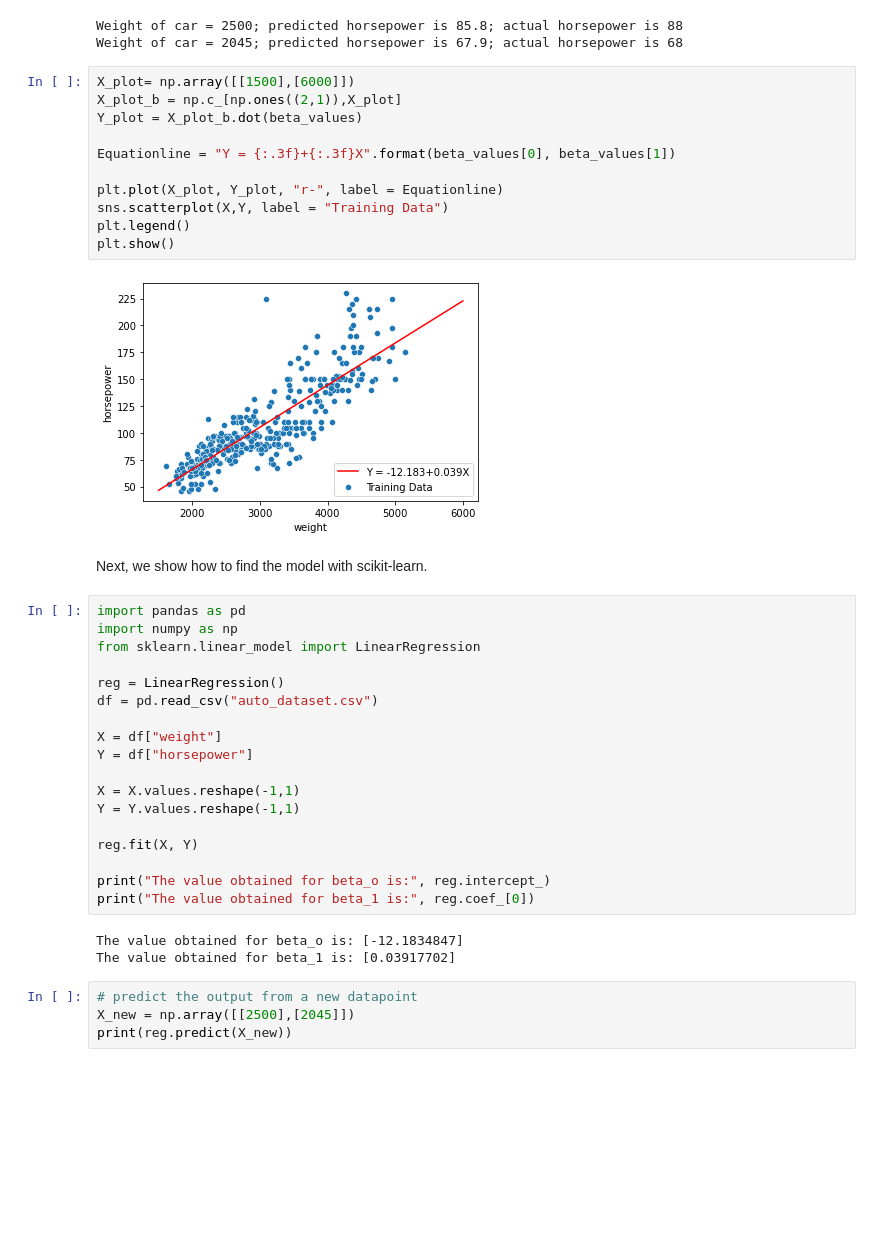
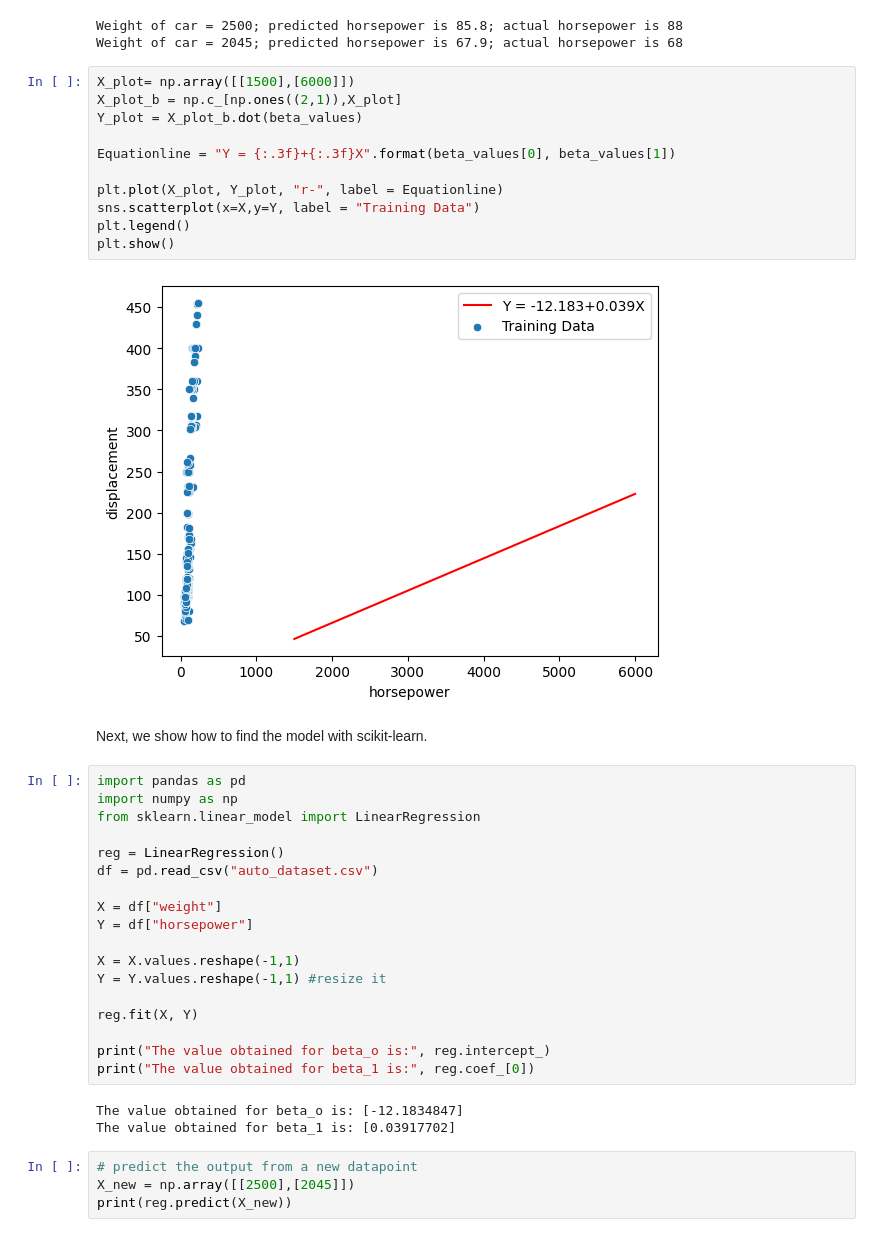
Before and after one commit to Chawwww/Practical-Discrete-Mathematics, a Jupyter notebook: Chapter 10 - Regression Analysis/Chapter10.ipynb, the cells around one changed output. Drawn from its saved outputs; the diff is of its cells as text; blank space fills up the shorter version.

```diff
--- a/Chapter 10 - Regression Analysis/Chapter10.ipynb
+++ b/Chapter 10 - Regression Analysis/Chapter10.ipynb
@@ -54,16 +54,16 @@ Weight of car = 2045; predicted horsepower is 67.9; actual horsepower is 68
 # %%
 X_plot= np.array([[1500],[6000]])
 X_plot_b = np.c_[np.ones((2,1)),X_plot]
 Y_plot = X_plot_b.dot(beta_values)
 
 Equationline = "Y = {:.3f}+{:.3f}X".format(beta_values[0], beta_values[1])
 
 plt.plot(X_plot, Y_plot, "r-", label = Equationline)
-sns.scatterplot(X,Y, label = "Training Data")
+sns.scatterplot(x=X,y=Y, label = "Training Data")
 plt.legend()
 plt.show()
 # %% [output]
-[figure, old version]
+[figure, new version]
 # %% [markdown]
 Next, we show how to find the model with scikit-learn.
 # %%
@@ -78,7 +78,7 @@ X = df["weight"]
 Y = df["horsepower"]
 
 X = X.values.reshape(-1,1)
-Y = Y.values.reshape(-1,1)
+Y = Y.values.reshape(-1,1) #resize it
 
 reg.fit(X, Y)
 
```
Also changed, not shown: parts of 9 cells of this notebook.
